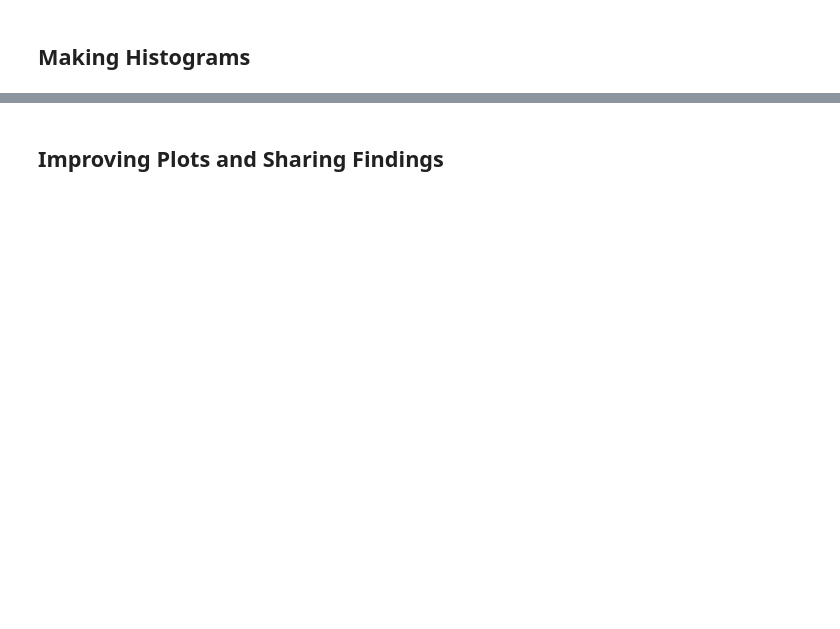
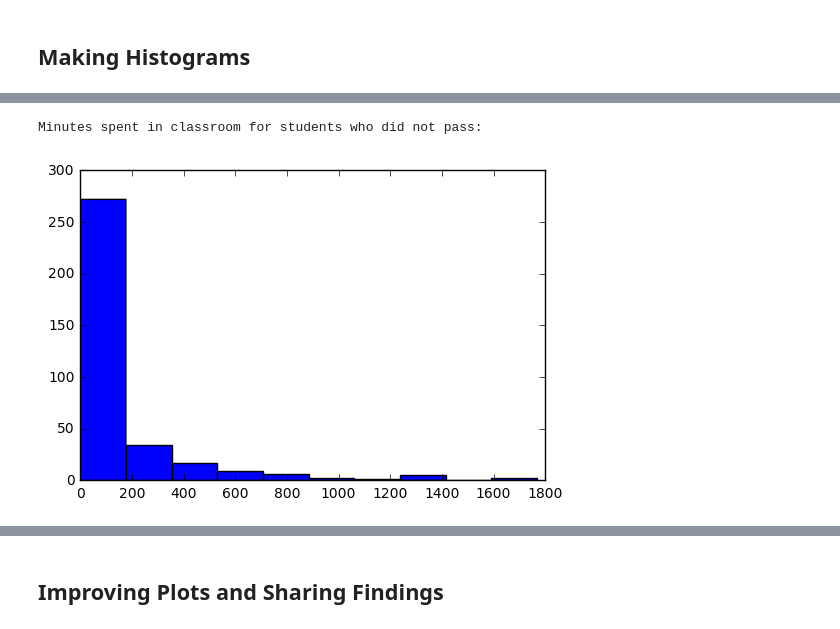
Before and after one commit to bjemcnally/Udacity-IPND-Notes, a Jupyter notebook: L1_Starter_Code.ipynb, the cells around one changed output, grey strips where cells are left out. Drawn from its saved outputs; the diff is of its cells as text; code cells hidden in the pictures; blank space fills up the shorter version.

```diff
--- a/L1_Starter_Code.ipynb
+++ b/L1_Starter_Code.ipynb
@@ -597,0 +669,6 @@ TypeError: unhashable type: 'dict'
+# %%
+print "Minutes spent in classroom for students who did not pass:"
+make_histogram(non_passing_minutes_list)
+# %% [output]
+Minutes spent in classroom for students who did not pass:
+[figure, added]
```
Also changed, not shown: parts of 9 cells of this notebook, 2 other files.
